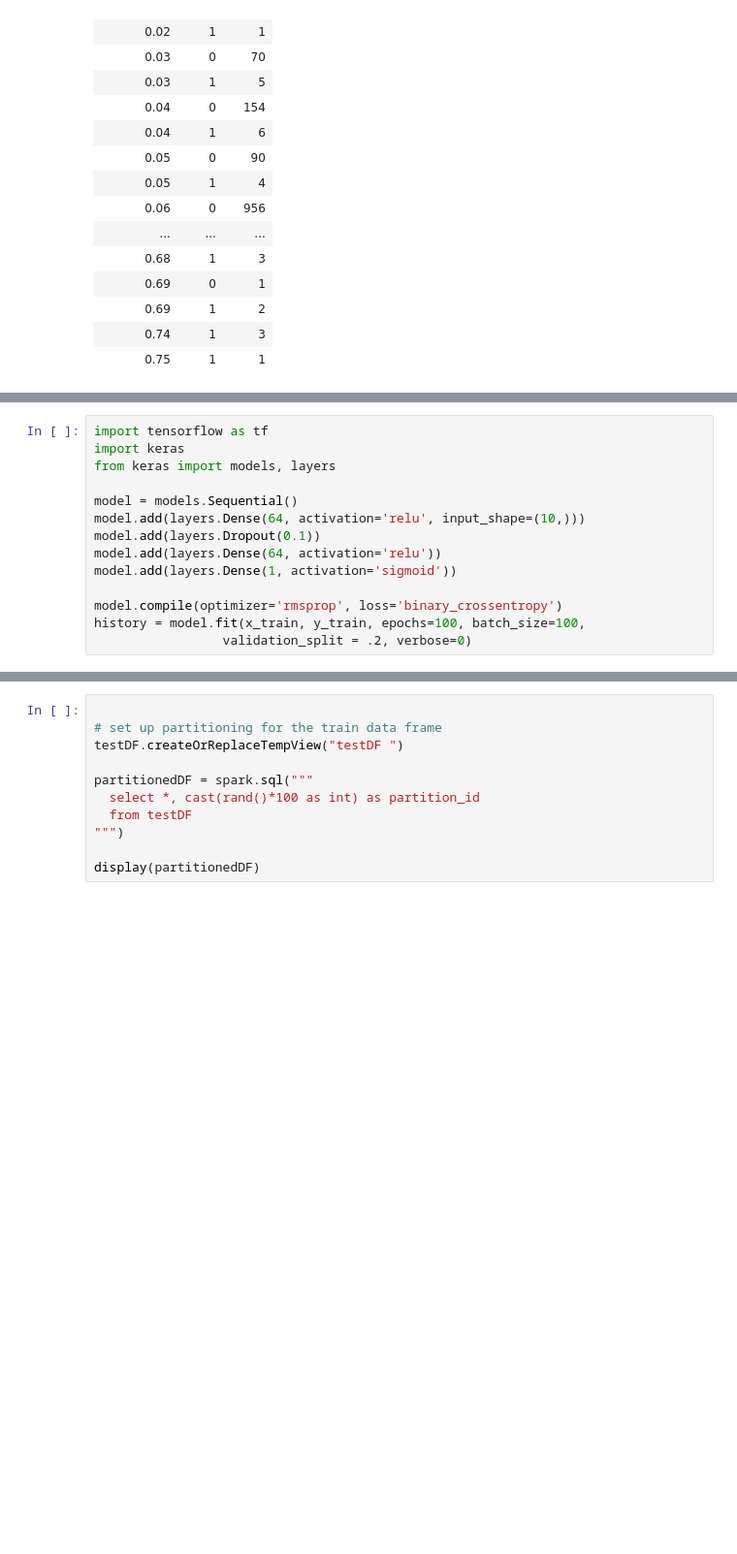
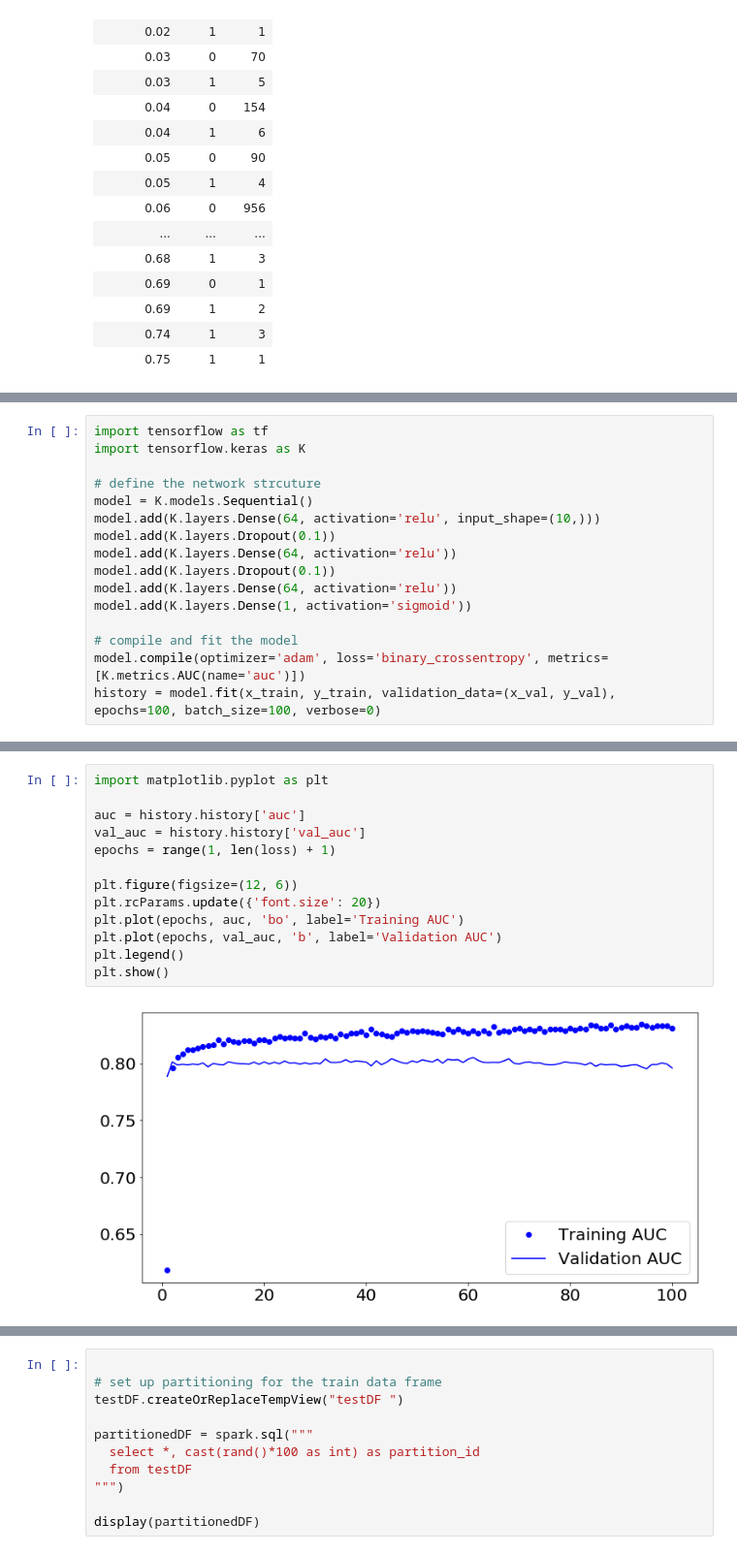
Before and after one commit to bgweber/DS_Production, a Jupyter notebook: source/DSP_CH06_PySpark_For_Batch_Pipelines.ipynb, the cells around one changed output, grey strips where cells are left out. Shown at 97% size. Saved outputs shown, nothing was run; the diff lists cells and outputs as text; blank space fills up the shorter version.

```diff
--- a/source/DSP_CH06_PySpark_For_Batch_Pipelines.ipynb
+++ b/source/DSP_CH06_PySpark_For_Batch_Pipelines.ipynb
@@ -706,14 +726,16 @@ y_train = train_pd['label']
 # %%
 import tensorflow as tf
-import keras
-from keras import models, layers
+import tensorflow.keras as K
 
-model = models.Sequential()
-model.add(layers.Dense(64, activation='relu', input_shape=(10,)))
-model.add(layers.Dropout(0.1))
-model.add(layers.Dense(64, activation='relu'))
-model.add(layers.Dense(1, activation='sigmoid'))
+# define the network strcuture
+model = K.models.Sequential()
+model.add(K.layers.Dense(64, activation='relu', input_shape=(10,)))
+model.add(K.layers.Dropout(0.1))
+model.add(K.layers.Dense(64, activation='relu'))
+model.add(K.layers.Dropout(0.1))
+model.add(K.layers.Dense(64, activation='relu'))
+model.add(K.layers.Dense(1, activation='sigmoid'))
 
-model.compile(optimizer='rmsprop', loss='binary_crossentropy')
-history = model.fit(x_train, y_train, epochs=100, batch_size=100,
-                 validation_split = .2, verbose=0)
+# compile and fit the model
+model.compile(optimizer='adam', loss='binary_crossentropy', metrics=[K.metrics.AUC(name='auc')])
+history = model.fit(x_train, y_train, validation_data=(x_val, y_val), epochs=100, batch_size=100, verbose=0)
@@ -720,3 +744,18 @@ history = model.fit(x_train, y_train, epochs=100, batch_size=100,
+# %%
+import matplotlib.pyplot as plt
+
+auc = history.history['auc']
+val_auc = history.history['val_auc']
+epochs = range(1, len(loss) + 1)
+
+plt.figure(figsize=(12, 6))
+plt.rcParams.update({'font.size': 20})
+plt.plot(epochs, auc, 'bo', label='Training AUC')
+plt.plot(epochs, val_auc, 'b', label='Validation AUC')
+plt.legend()
+plt.show()
+# %% [output]
+[figure, added]
 # %%
 import matplotlib.pyplot as plt
 
```
Also changed, not shown: parts of 7 cells of this notebook.
